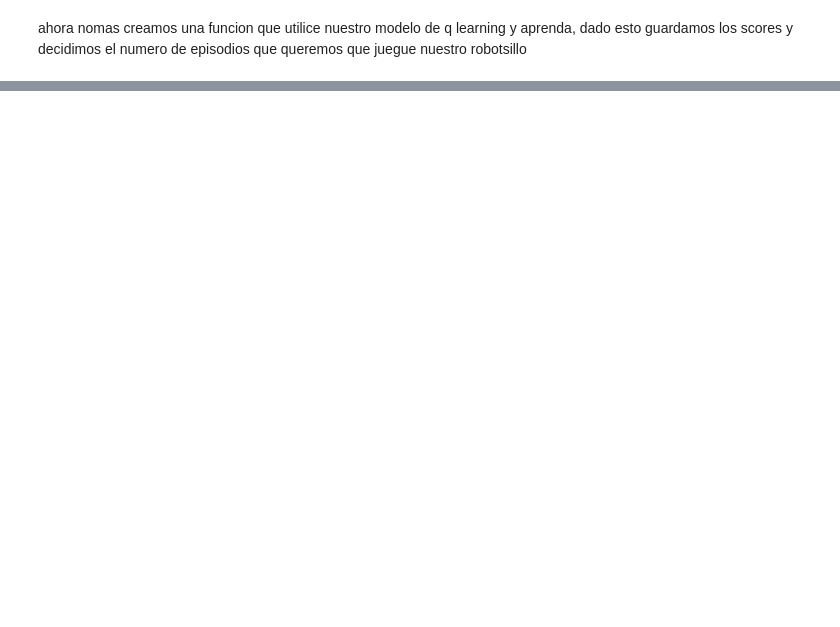
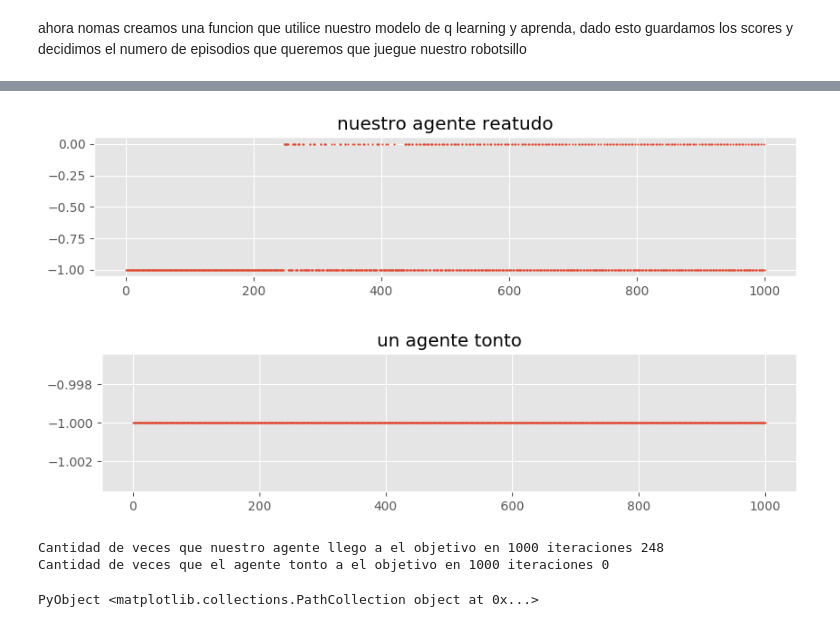
Before and after one commit to fsr313/TADIA, a Jupyter notebook: RL/Gym Acrobot JL.ipynb, the cells around one changed output, grey strips where cells are left out. Saved outputs shown, nothing was run; the diff lists cells and outputs as text; code cells hidden in the pictures; blank space fills up the shorter version.

```diff
--- a/RL/Gym Acrobot JL.ipynb
+++ b/RL/Gym Acrobot JL.ipynb
@@ -429,0 +457,15 @@ Episode 1000 / 1000 | Max Average Score: -1000.0
+# %%
+println("Cantidad de veces que nuestro agente llego a el objetivo en 1000 iteraciones ",count(x->x==0.0, rewards))
+println("Cantidad de veces que el agente tonto a el objetivo en 1000 iteraciones ",count(x->x==0.0, dumbrewards))
+plt[:figure](figsize = (10,2))
+plt[:title]("nuestro agente reatudo")
+plt[:scatter]([ i for i in 1:1000],rewards, s = 1)
+plt[:figure](figsize = (10,2))
+plt[:title]("un agente tonto")
+plt[:scatter]([i for i in 1:1000], dumbrewards,s =1)
+# %% [output]
+[figure, added]
+[figure, added]
+Cantidad de veces que nuestro agente llego a el objetivo en 1000 iteraciones 248
+Cantidad de veces que el agente tonto a el objetivo en 1000 iteraciones 0
+PyObject <matplotlib.collections.PathCollection object at 0x...>
```
Also changed, not shown: parts of 8 cells of this notebook, 2 other files.
